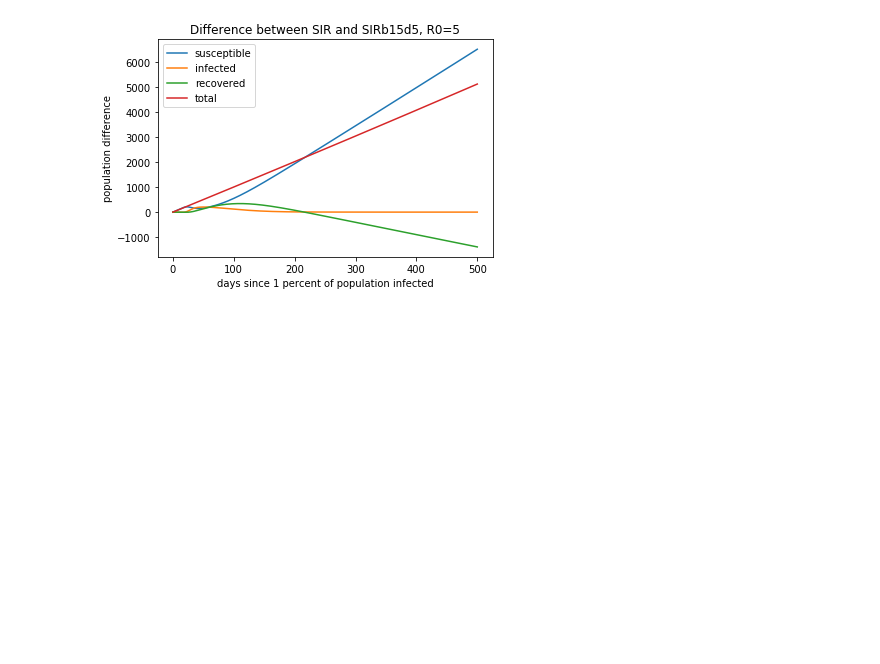
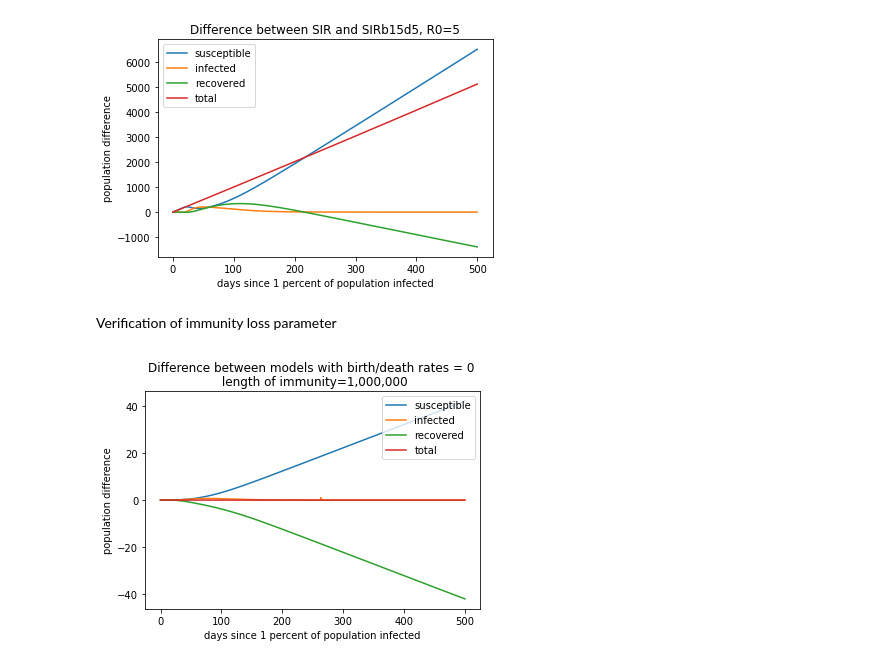
Before and after one commit to jsimpson2020/CODESIR, a Jupyter notebook: Research Question Exploration Notebook.ipynb, the cells around one changed output. Cells and saved outputs as stored; diff of their text form; code cells hidden in the pictures; blank space fills up the shorter version.

Commit message:
endemic research plots

```diff
--- a/Research Question Exploration Notebook.ipynb
+++ b/Research Question Exploration Notebook.ipynb
@@ -525,3 +525,20 @@ mf.PlotSIR(t=a.days, S=ai.susceptible, I=ai.infected, R=ai.recovered, N=ai.total
 [figure]
 [figure]
 [figure]
+# %% [markdown]
+Verification of immunity loss parameter
+# %%
+a = mf.BrauerSIRSbirthdeath(births_per_100000_per_day=0, deaths_per_100000_per_day=0,
+                           total_time=500, length_of_immunity=1000000)-mf.BrauerSIR(total_time=500)
+b = mf.BrauerSIR(total_time=500)
+c = mf.BrauerSIRSbirthdeath(births_per_100000_per_day=0, deaths_per_100000_per_day=0,
+                           total_time=500, length_of_immunity=1000000)
+# %%
+mf.PlotSIR(t=b.days, S=a.susceptible, I=a.infected, R=a.recovered, N=a.total,
+          title='Difference between models with birth/death rates = 0 \n length of immunity=1,000,000',
+           legend_location='upper right',
+           xlabel= 'days since 1 percent of population infected',
+          ylabel='population difference', plotname='SIR-SIRSndnb1E6.png',
+          plotsave=True)
+# %% [output]
+[figure, added]
```
Also changed, not shown: parts of 14 cells of this notebook, 19 other files.
